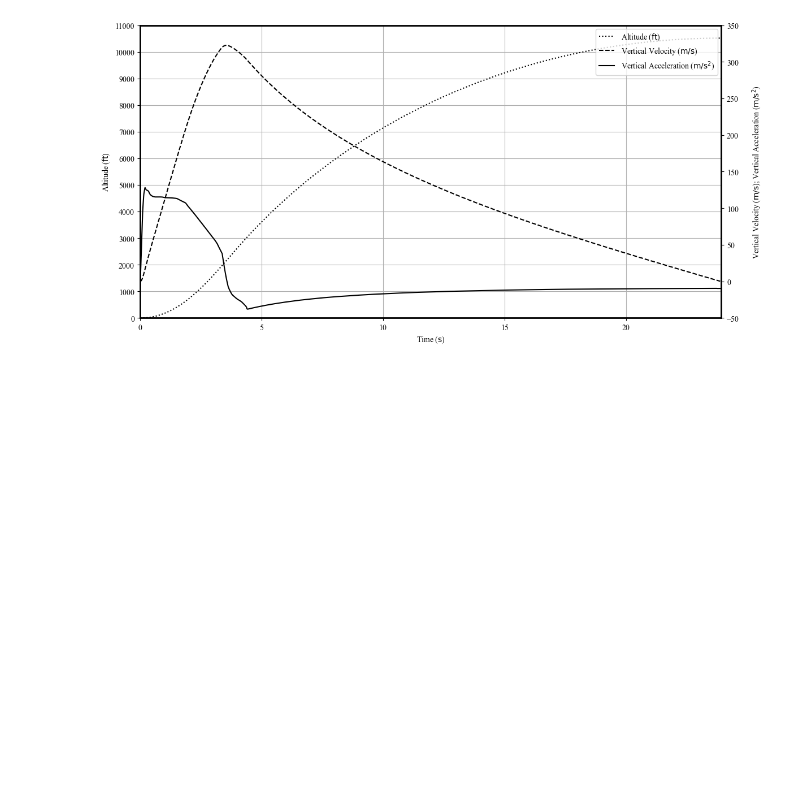
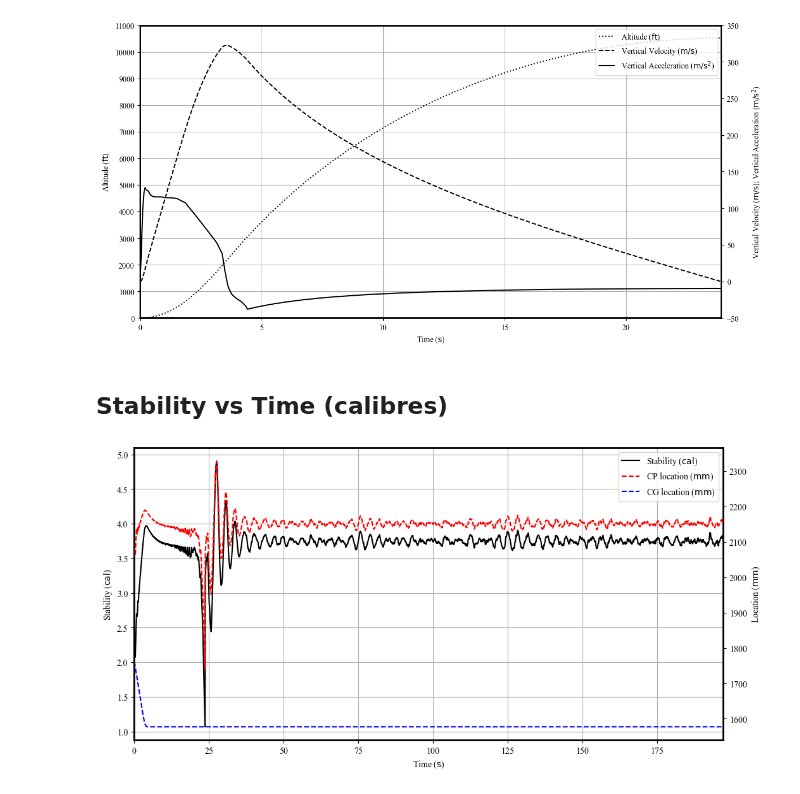
Before and after one commit to Iash5225/Python, a Jupyter notebook: notebooks/or_plot.ipynb, the cells around one changed output. Saved outputs shown, nothing was run; the diff lists cells and outputs as text; code cells hidden in the pictures; blank space fills up the shorter version.

Commit message:
Added OpenRocket specific plot notebook

```diff
--- a/notebooks/or_plot.ipynb
+++ b/notebooks/or_plot.ipynb
@@ -214,3 +214,44 @@ fig.tight_layout()
 plt.show()
 # %% [output]
 [figure]
+# %% [markdown]
+## Stability vs Time (calibres)
+# %%
+"""Plot Stability data."""
+fig, ax1 = plt.subplots(figsize=(12, 6))
+
+ax1.plot(dh.merged_df["time"], dh.merged_df["stability_margin_calibers"],
+         "k-", label="Stability ($\mathrm{cal}$)")
+
+ax1.set_xlabel(r"Time ($\mathrm{s}$)")
+ax1.set_ylabel(r"Stability ($\mathrm{cal}$)")
+ax1.grid(True)
+
+# Plot CP and CG location on a secondary axis
+ax2 = ax1.twinx()
+ax2.plot(dh.merged_df["time"], dh.merged_df["cp_location"],
+         "r--", label="CP location ($\mathrm{mm}$)")
+ax2.plot(dh.merged_df["time"], dh.merged_df["cg_location"],
+         "b--", label="CG location ($\mathrm{mm}$)")
+ax2.set_ylabel("Location ($\mathrm{mm}$)")
+
+# Set x-axis limits based on SHOW_FULL_STABILITY_GRAPH
+ax1.set_xlim(0, dh.merged_df["time"].max())
+
+# Combine legends from ax1 and ax2
+lines, labels = ax1.get_legend_handles_labels()
+lines2, labels2 = ax2.get_legend_handles_labels()
+ax1.legend(lines + lines2, labels + labels2, loc="upper right")
+
+# Change spine properties to make the border darker and thicker
+for spine in ax1.spines.values():
+    spine.set_edgecolor('black')  # Change color to black or any other color
+    # Change the thickness. Adjust the value as needed.
+    spine.set_linewidth(2)
+
+# Plot event markers
+# self.plot_event_markers(ax1)
+
+plt.show()
+# %% [output]
+[figure, added]
```
Also changed, not shown: parts of 4 cells of this notebook.
